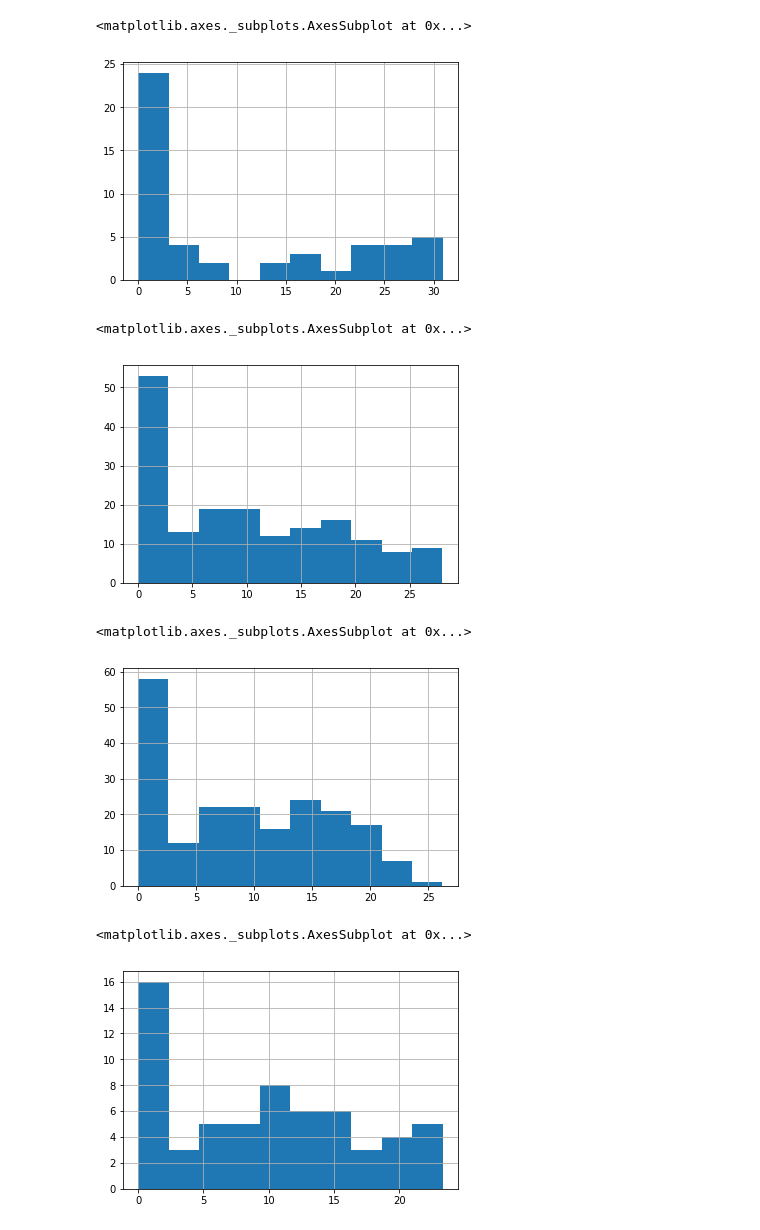
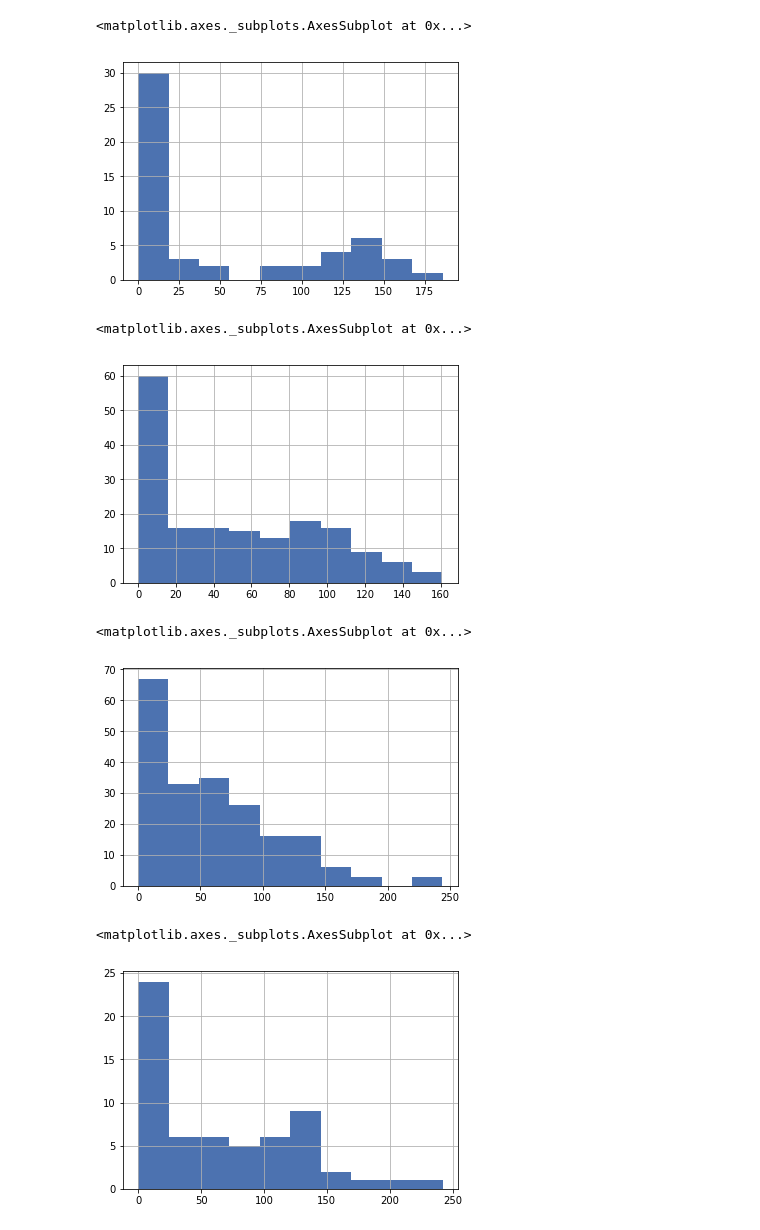
Before and after one commit to murchant/fatasypl, a Jupyter notebook: Fantasy.ipynb, the cells around one changed output. Cells and saved outputs as stored; diff of their text form; code cells hidden in the pictures.

Commit message:
setting up xGD graph, cleanup

```diff
--- a/Fantasy.ipynb
+++ b/Fantasy.ipynb
@@ -356,20 +427,20 @@ fwd_df.sort_values('total_points',ascending=False).head(30)
 # %%
-goal_df.value.hist()
+goal_df.total_points.hist()
 # %% [output]
 <matplotlib.axes._subplots.AxesSubplot at 0x...>
-[figure, old version]
+[figure, new version]
 # %%
-def_df.value.hist()
+def_df.total_points.hist()
 # %% [output]
 <matplotlib.axes._subplots.AxesSubplot at 0x...>
-[figure, old version]
+[figure, new version]
 # %%
-mid_df.value.hist()
+mid_df.total_points.hist()
 # %% [output]
 <matplotlib.axes._subplots.AxesSubplot at 0x...>
-[figure, old version]
+[figure, new version]
 # %%
-fwd_df.value.hist()
+fwd_df.total_points.hist()
 # %% [output]
 <matplotlib.axes._subplots.AxesSubplot at 0x...>
-[figure, old version]
+[figure, new version]
```
Also changed, not shown: parts of 24 cells of this notebook.
